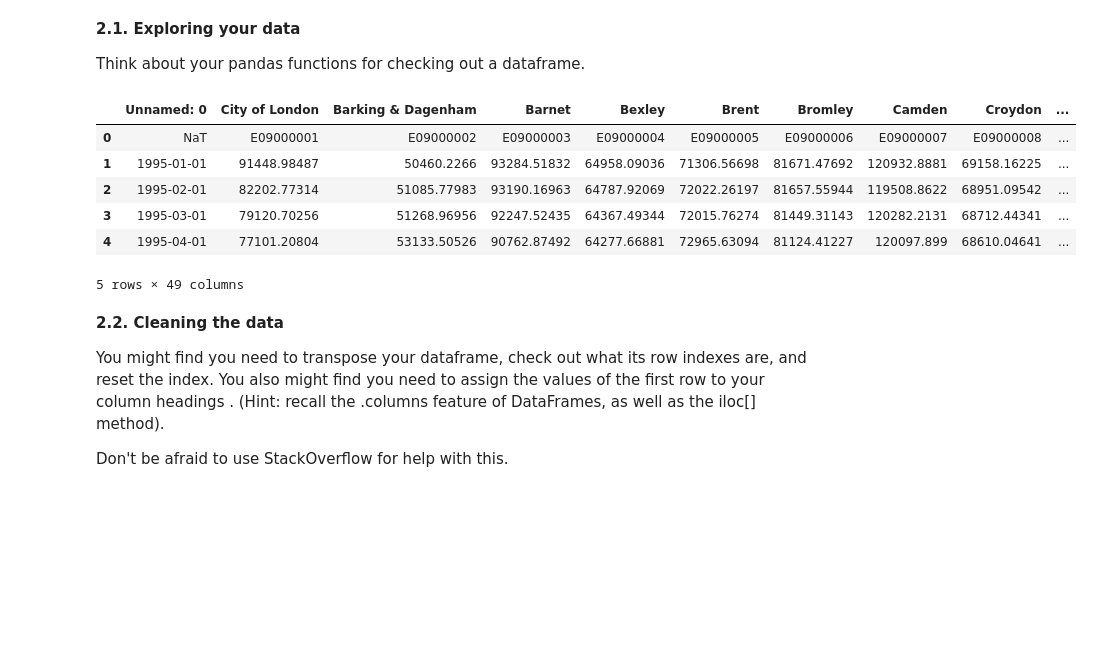
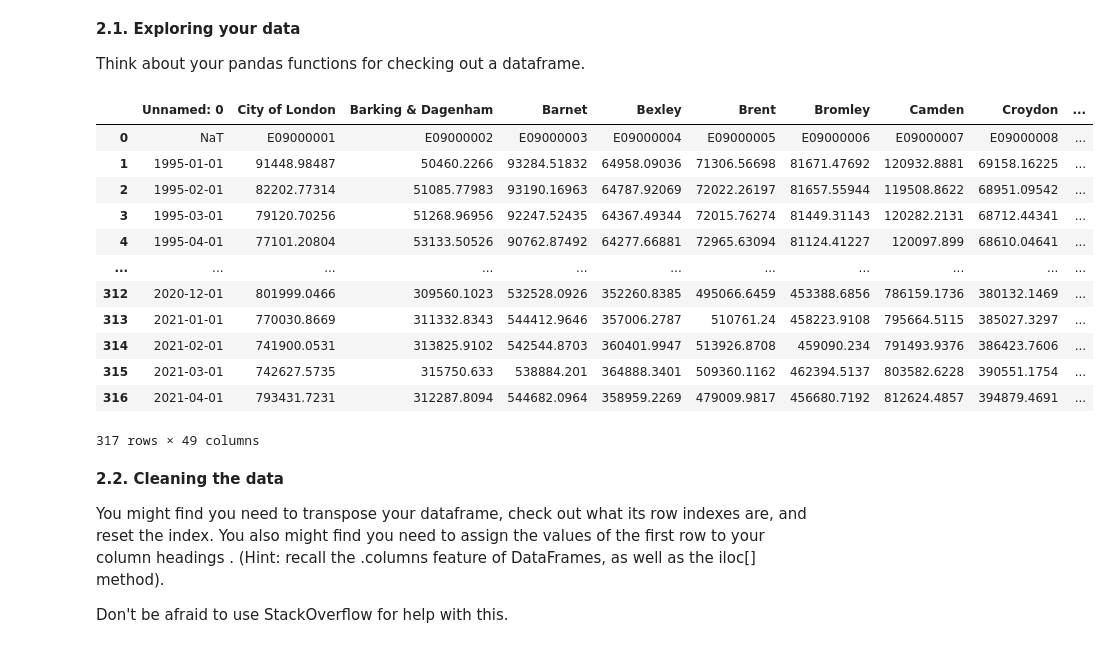
Before and after one commit to TheDemx27/case_study_3, a Jupyter notebook: Unit 4 Challenge - Tier 3.ipynb, the cells around one changed output. Drawn from its saved outputs; the diff is of its cells as text; code cells hidden in the pictures; blank space fills up the shorter version.

```diff
--- a/Unit 4 Challenge - Tier 3.ipynb
+++ b/Unit 4 Challenge - Tier 3.ipynb
@@ -103,15 +104,21 @@ Keep the end goal in mind as you move through this process, every step will take
 
 Think about your pandas functions for checking out a dataframe.
 # %%
-properties.head()
+properties
 # %% [output]
 |  | Unnamed: 0 | City of London | Barking & Dagenham | Barnet | Bexley | Brent | Bromley | Camden | Croydon | ... |
 | 0 | NaT | E09000001 | E09000002 | E09000003 | E09000004 | E09000005 | E09000006 | E09000007 | E09000008 | ... |
 | 1 | 1995-01-01 | 91448.98487 | 50460.2266 | 93284.51832 | 64958.09036 | 71306.56698 | 81671.47692 | 120932.8881 | 69158.16225 | ... |
 | 2 | 1995-02-01 | 82202.77314 | 51085.77983 | 93190.16963 | 64787.92069 | 72022.26197 | 81657.55944 | 119508.8622 | 68951.09542 | ... |
 | 3 | 1995-03-01 | 79120.70256 | 51268.96956 | 92247.52435 | 64367.49344 | 72015.76274 | 81449.31143 | 120282.2131 | 68712.44341 | ... |
 | 4 | 1995-04-01 | 77101.20804 | 53133.50526 | 90762.87492 | 64277.66881 | 72965.63094 | 81124.41227 | 120097.899 | 68610.04641 | ... |
+| ... | ... | ... | ... | ... | ... | ... | ... | ... | ... | ... |
+| 312 | 2020-12-01 | 801999.0466 | 309560.1023 | 532528.0926 | 352260.8385 | 495066.6459 | 453388.6856 | 786159.1736 | 380132.1469 | ... |
+| 313 | 2021-01-01 | 770030.8669 | 311332.8343 | 544412.9646 | 357006.2787 | 510761.24 | 458223.9108 | 795664.5115 | 385027.3297 | ... |
+| 314 | 2021-02-01 | 741900.0531 | 313825.9102 | 542544.8703 | 360401.9947 | 513926.8708 | 459090.234 | 791493.9376 | 386423.7606 | ... |
+| 315 | 2021-03-01 | 742627.5735 | 315750.633 | 538884.201 | 364888.3401 | 509360.1162 | 462394.5137 | 803582.6228 | 390551.1754 | ... |
+| 316 | 2021-04-01 | 793431.7231 | 312287.8094 | 544682.0964 | 358959.2269 | 479009.9817 | 456680.7192 | 812624.4857 | 394879.4691 | ... |
-5 rows × 49 columns
+317 rows × 49 columns
 # %% [markdown]
 **2.2. Cleaning the data**
 
```
Also changed, not shown: parts of 3 cells of this notebook.
